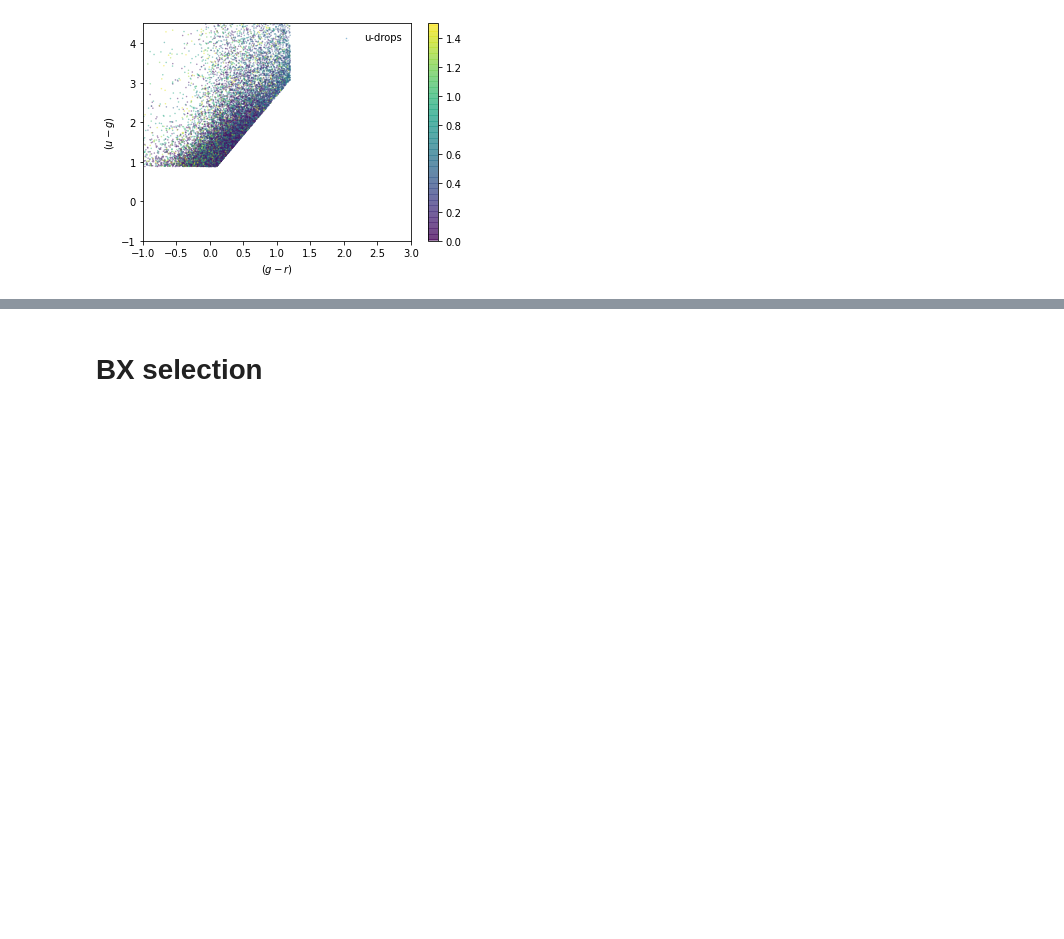
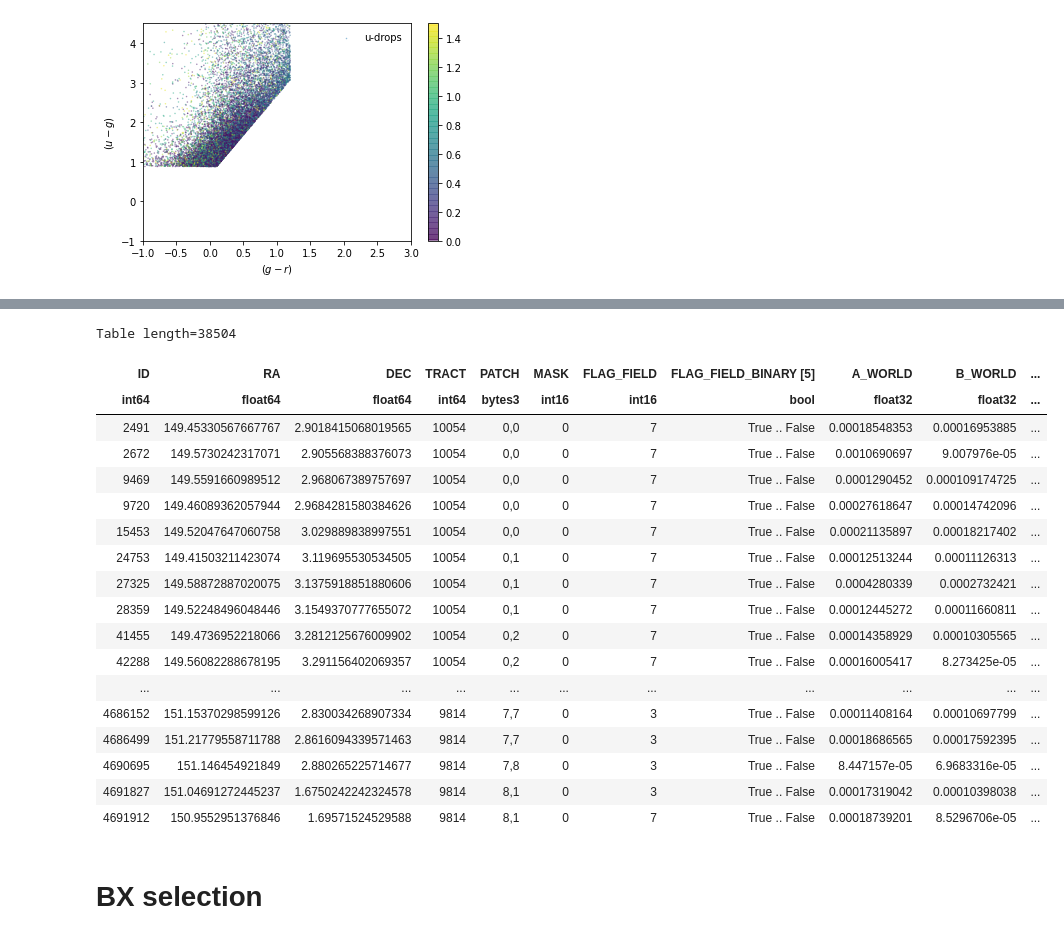
Before and after one commit to michaelJwilson/DESILBG, a Jupyter notebook: target/proposals/docs/desilbg-clauds.ipynb, the cells around one changed output, grey strips where cells are left out. Saved outputs shown, nothing was run; the diff lists cells and outputs as text; code cells hidden in the pictures; blank space fills up the shorter version.

```diff
--- a/target/proposals/docs/desilbg-clauds.ipynb
+++ b/target/proposals/docs/desilbg-clauds.ipynb
@@ -466,3 +471,25 @@ utiers = reduce(rlim_udrops, 'r', 'u', maglim=26.01, write=True)
+# %%
+utiers
+# %% [output]
+Table length=38504
+| ID | RA | DEC | TRACT | PATCH | MASK | FLAG_FIELD | FLAG_FIELD_BINARY [5] | A_WORLD | B_WORLD | ... |
+| int64 | float64 | float64 | int64 | bytes3 | int16 | int16 | bool | float32 | float32 | ... |
+| 2491 | 149.45330567667767 | 2.9018415068019565 | 10054 | 0,0 | 0 | 7 | True .. False | 0.00018548353 | 0.00016953885 | ... |
+| 2672 | 149.5730242317071 | 2.905568388376073 | 10054 | 0,0 | 0 | 7 | True .. False | 0.0010690697 | 9.007976e-05 | ... |
+| 9469 | 149.5591660989512 | 2.968067389757697 | 10054 | 0,0 | 0 | 7 | True .. False | 0.0001290452 | 0.000109174725 | ... |
+| 9720 | 149.46089362057944 | 2.9684281580384626 | 10054 | 0,0 | 0 | 7 | True .. False | 0.00027618647 | 0.00014742096 | ... |
+| 15453 | 149.52047647060758 | 3.029889838997551 | 10054 | 0,0 | 0 | 7 | True .. False | 0.00021135897 | 0.00018217402 | ... |
+| 24753 | 149.41503211423074 | 3.119695530534505 | 10054 | 0,1 | 0 | 7 | True .. False | 0.00012513244 | 0.00011126313 | ... |
+| 27325 | 149.58872887020075 | 3.1375918851880606 | 10054 | 0,1 | 0 | 7 | True .. False | 0.0004280339 | 0.0002732421 | ... |
+| 28359 | 149.52248496048446 | 3.1549370777655072 | 10054 | 0,1 | 0 | 7 | True .. False | 0.00012445272 | 0.00011660811 | ... |
+| 41455 | 149.4736952218066 | 3.2812125676009902 | 10054 | 0,2 | 0 | 7 | True .. False | 0.00014358929 | 0.00010305565 | ... |
+| 42288 | 149.56082288678195 | 3.291156402069357 | 10054 | 0,2 | 0 | 7 | True .. False | 0.00016005417 | 8.273425e-05 | ... |
+| ... | ... | ... | ... | ... | ... | ... | ... | ... | ... | ... |
+| 4686152 | 151.15370298599126 | 2.830034268907334 | 9814 | 7,7 | 0 | 3 | True .. False | 0.00011408164 | 0.00010697799 | ... |
+| 4686499 | 151.21779558711788 | 2.8616094339571463 | 9814 | 7,7 | 0 | 3 | True .. False | 0.00018686565 | 0.00017592395 | ... |
+| 4690695 | 151.146454921849 | 2.880265225714677 | 9814 | 7,8 | 0 | 3 | True .. False | 8.447157e-05 | 6.9683316e-05 | ... |
+| 4691827 | 151.04691272445237 | 1.6750242242324578 | 9814 | 8,1 | 0 | 3 | True .. False | 0.00017319042 | 0.00010398038 | ... |
+| 4691912 | 150.9552951376846 | 1.69571524529588 | 9814 | 8,1 | 0 | 7 | True .. False | 0.00018739201 | 8.5296706e-05 | ... |
 # %% [markdown]
 # BX selection
 # %%
```
Also changed, not shown: parts of 9 cells of this notebook.
